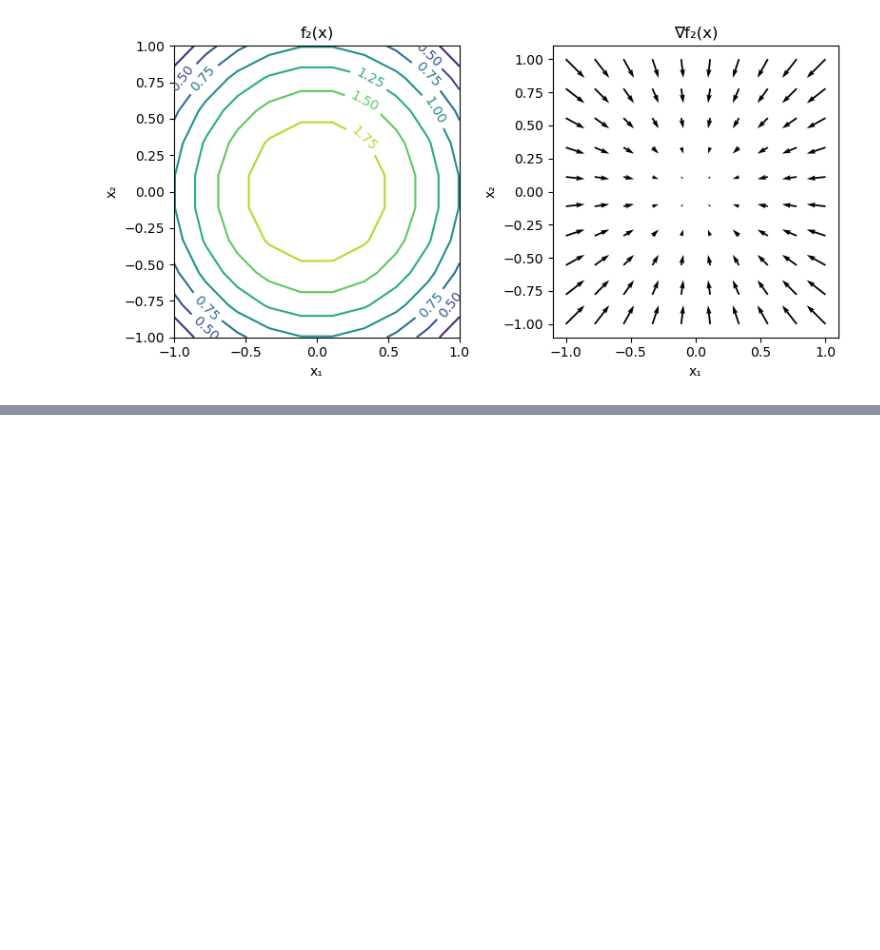
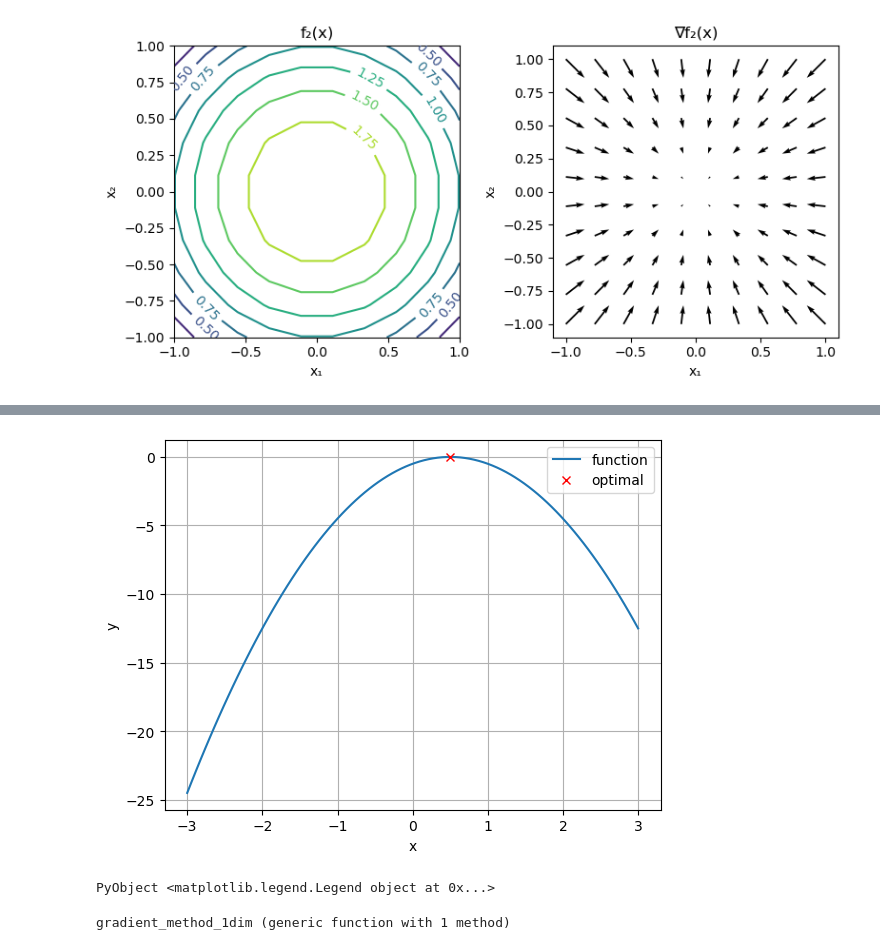
Before and after one commit to HidehikoMURAO/JuliaBayesBook, a Jupyter notebook: 2. Basics of Numerical Computation.ipynb, the cells around one changed output, grey strips where cells are left out. Saved outputs shown, nothing was run; the diff lists cells and outputs as text; code cells hidden in the pictures; blank space fills up the shorter version.

```diff
--- a/2. Basics of Numerical Computation.ipynb
+++ b/2. Basics of Numerical Computation.ipynb
@@ -357,0 +434,36 @@ tight_layout()
+# %%
+# 最大値を探したい目的関数
+x_opt = 0.50
+f(x) = -2(x - x_opt)^2
+
+fig, ax = subplots()
+xs = range(-3, 3, length = 100)
+ax.plot(xs, f.(xs), label = "function")
+ax.plot(x_opt, f(x_opt), "rx", label = "optimal")
+ax.set_xlabel("x"), ax.set_ylabel("y")
+ax.grid()
+ax.legend()
+# %% [output]
+[figure, added]
+PyObject <matplotlib.legend.Legend object at 0x...>
+# %%
+# 1変数関数の最適化
+function gradient_method_1dim(f, x_init, η, maxiter)
+    # 最適化過程のパラメータを格納する配列
+    x_seq = Array{typeof(x_init), 1}(undef, maxiter)
+
+    # 勾配
+    fd(x) = ForwardDiff.derivative(f, x)
+
+    # 初期値
+    x_seq[1] = x_init
+
+    # メインの最適化ループ
+    for i in 2:maxiter
+        x_seq[i] = x_seq[i-1] + η * fd(x_seq[i-1])
+    end
+
+    x_seq
+end
+# %% [output]
+gradient_method_1dim (generic function with 1 method)
```
Also changed, not shown: parts of 23 cells of this notebook.
